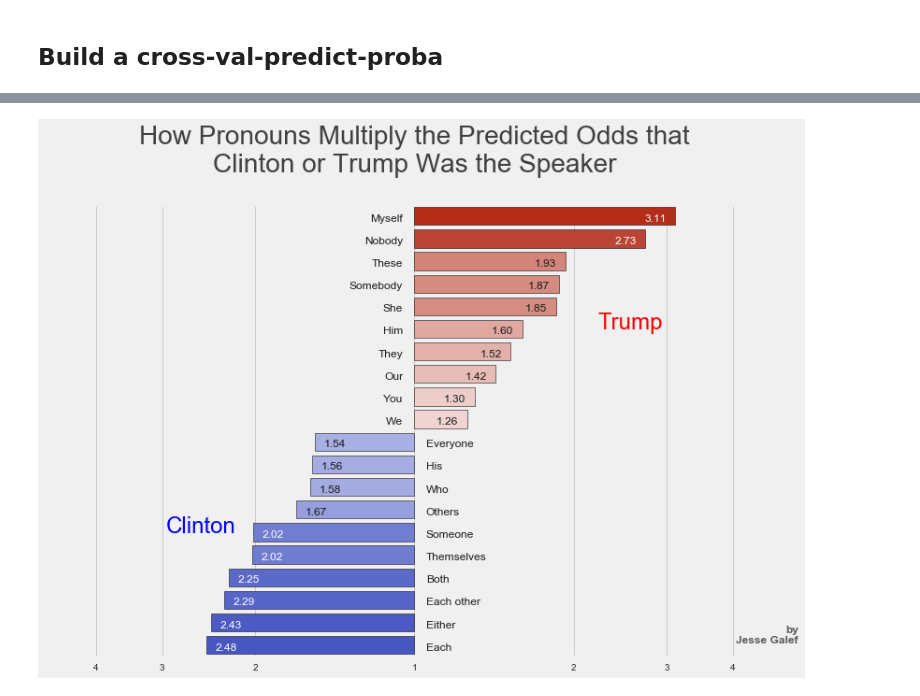
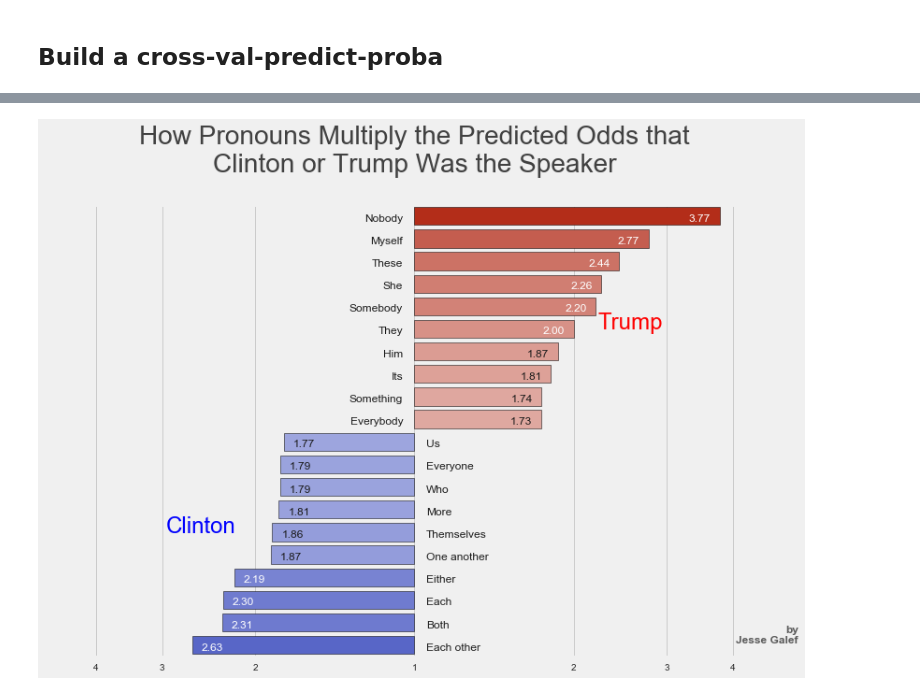
Before and after one commit to JesseGalef/TrumpiestSentences, a Jupyter notebook: Transcript modeling Pared Down.ipynb, the cells around one changed output, grey strips where cells are left out. Drawn from its saved outputs; the diff is of its cells as text; code cells hidden in the pictures.

```diff
--- a/Transcript modeling Pared Down.ipynb
+++ b/Transcript modeling Pared Down.ipynb
@@ -331 +293,24 @@ pipeline = Pipeline([
+# %%
+from sklearn.feature_selection import SelectFromModel
+vectorizer = CountVectorizer(
+#                          max_features = 7000,
+                         ngram_range=(1,3),
+#                          stop_words='english',
+                         decode_error='ignore',
+#                          min_df = 1,
+                         binary=True,
+                        token_pattern = regex_token_pattern,
+                            )
+
+all_features = [
+
+    ]
+# %%
+pipeline = Pipeline([
+  ('features', FeatureUnion([
+                    ('word_lengths', word_length()),
+                    ('top_words', best_vectorizer(vectorizer, selector=SelectFromModel(estimator=LogisticRegression(penalty='l1', C=3)), name='')),
+                ])),
+    ('classifier', LogisticRegression(C=1,class_weight = 'balanced'))]
+)
 # %% [markdown]
@@ -340,11 +330,14 @@ t0=time.time()
 
 condition = [speaker in which_candidates for speaker in df.speaker]
 cand_df = df[condition]
-kf = StratifiedKFold(y=cand_df.speaker, n_folds=5,random_state=42)
-params = {'classifier__C': [.1,.3,1,3],
-#           'features__top_words__selector__k': [1000,2000,4000,'all'],
-          'features__top_words__vectorizer__binary': [True, False],
-          'features__top_words__selector__score_func': [chi2, f_classif],
+kf = StratifiedKFold(y=cand_df.speaker, n_folds=3,random_state=42)
+params = {'classifier__C': [.3,1,3],
+#           'classifier__solver': ['newton-cg', 'lbfgs', 'liblinear', 'sag'],
+#           'features__top_words__vectorizer__min_df': [1,5],
+#           'features__top_words__vectorizer__max_df': [.5,.25],
+#           'features__top_words__selector__estimator__penalty': ['l1','l2],
+#           'features__top_words__vectorizer__binary': [True, False],
+          'features__top_words__selector__estimator__C': [1,3,10,30],
          }
 
 grid = GridSearchCV(estimator=pipeline, param_grid = params, scoring = 'roc_auc',cv=kf, verbose=2)
@@ -431,7 +400,7 @@ import time
 
 cand_df = df[[speaker in which_candidates for speaker in df.speaker]]
 
-n_folds = 50
+n_folds = 20
 
 segment_results = pd.DataFrame()
 all_results = pd.DataFrame()
@@ -641,4 +617,7 @@ toplot = pronoun_coefs.iloc[0:10].append(pronoun_coefs.iloc[-10:])
 # %%
+pronoun_coefs = average_coef.loc[[col for col in average_coef.index if col in pronouns]].sort_values('Trump', ascending=False)
+# toplot = pronoun_coefs[((pronoun_coefs.Trump >= 1.5) | (pronoun_coefs.Clinton >=1.5))].copy()
+toplot = pronoun_coefs.iloc[0:10].append(pronoun_coefs.iloc[-10:])
 
 f, (ax1) = plt.subplots(1,1, figsize=(12,9))
 label_size = 12
@@ -685,32 +664,31 @@ for i, patch in enumerate(ax1.patches):
         label_x = -.05
         label_halign = 'right'
         if patch.get_width() >= np.log(1.15):
             value_x = patch.get_width()-.04
             value_halign = 'right'
         else:
             value_x = patch.get_width() + .04
             value_halign = 'left'
 
     value_color = [.1,.1,.1]
     if patch.get_width()> np.log(2): value_color = 'white'
     ax1.text(label_x, patch.get_y()+.61, '%s'%(labels[i]), color=[.1,.1,.1], ha=label_halign, fontsize=label_size)
     ax1.text(value_x, patch.get_y()+.61, '%1.2f'%(np.e**abs(vals[i])), color=value_color, ha=value_halign, fontsize=label_size)
 
-
 ax1.text(-np.log(2.95), 14, 'Clinton', color='b', fontsize=24)
 ax1.text(np.log(2.95), 5, 'Trump', color='r', fontsize=24, ha='right')
 
 ax1.set_yticklabels([])
 ax1.set_xlabel('')
 ax1.set_xlim([-np.log(5),np.log(5)])
 
 ax1.set_xticks([-np.log(4),-np.log(3),-np.log(2),0,np.log(2),np.log(3), np.log(4)], minor=False)
 ax1.set_xticklabels([4,3,2,1,2,3,4], minor=False)
 
 f.text(.95, .07, 'by\nJesse Galef', color=[.2,.2,.2], fontsize=12, alpha=.8, ha='right', weight='bold', variant='small-caps')
 
 
 plt.plot()
 f.tight_layout(rect=[0,0,.95,.95])
 # %% [output]
-[figure, old version]
+[figure, new version]
```
Also changed, not shown: parts of 54 cells of this notebook, 5 other files.
